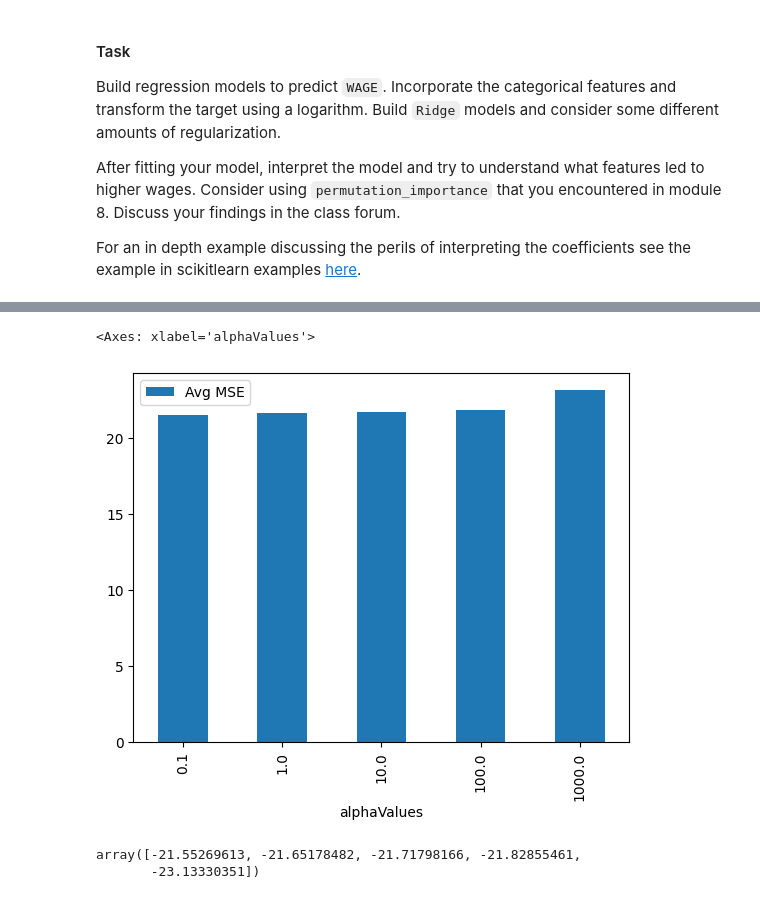
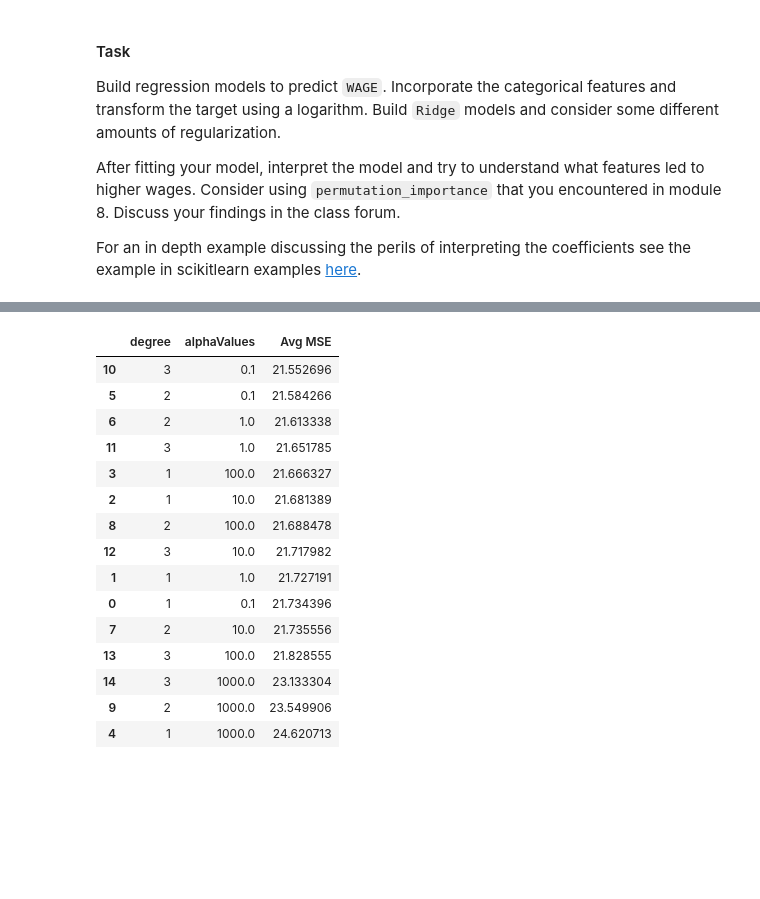
Before and after one commit to Raesu/pcmlai, a Jupyter notebook: Module 9/try_it_9.2-starter.ipynb, the cells around one changed output, grey strips where cells are left out. Drawn from its saved outputs; the diff is of its cells as text; code cells hidden in the pictures; blank space fills up the shorter version.

```diff
--- a/Module 9/try_it_9.2-starter.ipynb
+++ b/Module 9/try_it_9.2-starter.ipynb
@@ -55,12 +55,14 @@ trainX, testX, trainY, testY = train_test_split(df[features], df['WAGE'], test_s
 pipeline = Pipeline([
   ('preprocess', make_column_transformer(
     (OneHotEncoder(drop='if_binary'), ['SOUTH','SEX','UNION','RACE','MARR','SECTOR','OCCUPATION']),
-    (PolynomialFeatures(degree=3, include_bias=False), ['EDUCATION','EXPERIENCE','AGE']))),
+    (PolynomialFeatures(include_bias=False), ['EDUCATION','EXPERIENCE','AGE']))),
   ('scale', StandardScaler()),
   ('regressor', TransformedTargetRegressor(Ridge(), func=np.log, inverse_func=np.exp))
 ])
 
-param_grid = {'regressor__regressor__alpha': [10**pp for pp in range(-1,4)]}
+param_grid = {'regressor__regressor__alpha': [10**pp for pp in range(-1,4)],
+              'preprocess__polynomialfeatures__degree': [1,2,3]}
 gridSearch = GridSearchCV(pipeline, param_grid=param_grid, cv=10, scoring='neg_mean_squared_error')
 # %%
 gridSearch.fit(trainX, trainY)
+cvResults = gridSearch.cv_results_
@@ -87,13 +69,6 @@ results = gridSearch.cv_results_
 # %%
-pd.DataFrame({
-  'alphaValues': [list(d.values())[0] for d in results['params']],
-  'Avg MSE': results['mean_test_score']*-1
-}).plot(kind='bar', x='alphaValues', y='Avg MSE')
+results = pd.DataFrame({
+  'degree': [list(d.values())[0] for d in cvResults['params']],
+  'alphaValues': [list(d.values())[1] for d in cvResults['params']],
+  'Avg MSE': cvResults['mean_test_score']*-1
+})
-# %% [output]
-<Axes: xlabel='alphaValues'>
-[figure, removed]
-# %%
-results['mean_test_score']
-# %% [output]
-array([-21.55269613, -21.65178482, -21.71798166, -21.82855461,
-       -23.13330351])
@@ -99,0 +77,19 @@ array([-21.55269613, -21.65178482, -21.71798166, -21.82855461,
+# %%
+results.sort_values('Avg MSE')
+# %% [output]
+|  | degree | alphaValues | Avg MSE |
+| 10 | 3 | 0.1 | 21.552696 |
+| 5 | 2 | 0.1 | 21.584266 |
+| 6 | 2 | 1.0 | 21.613338 |
+| 11 | 3 | 1.0 | 21.651785 |
+| 3 | 1 | 100.0 | 21.666327 |
+| 2 | 1 | 10.0 | 21.681389 |
+| 8 | 2 | 100.0 | 21.688478 |
+| 12 | 3 | 10.0 | 21.717982 |
+| 1 | 1 | 1.0 | 21.727191 |
+| 0 | 1 | 0.1 | 21.734396 |
+| 7 | 2 | 10.0 | 21.735556 |
+| 13 | 3 | 100.0 | 21.828555 |
+| 14 | 3 | 1000.0 | 23.133304 |
+| 9 | 2 | 1000.0 | 23.549906 |
+| 4 | 1 | 1000.0 | 24.620713 |
```
Also changed, not shown: parts of 9 cells of this notebook, 2 other files.
